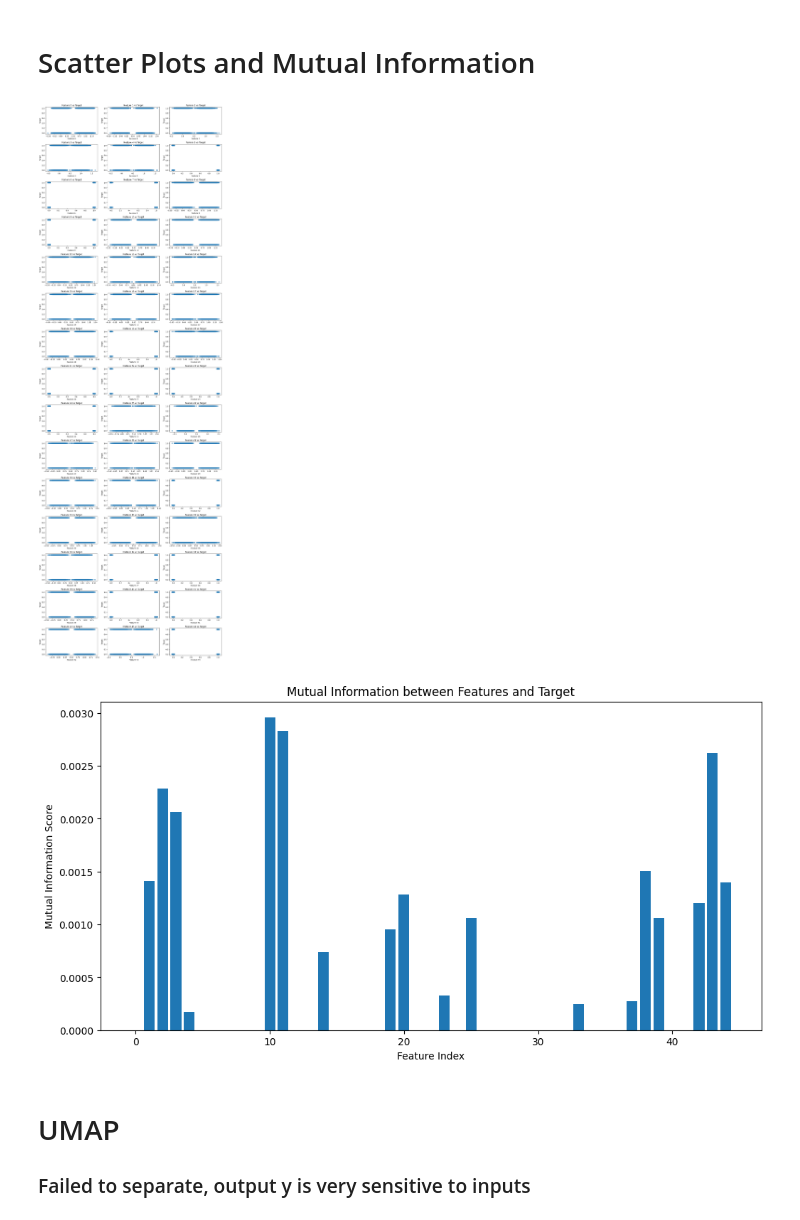
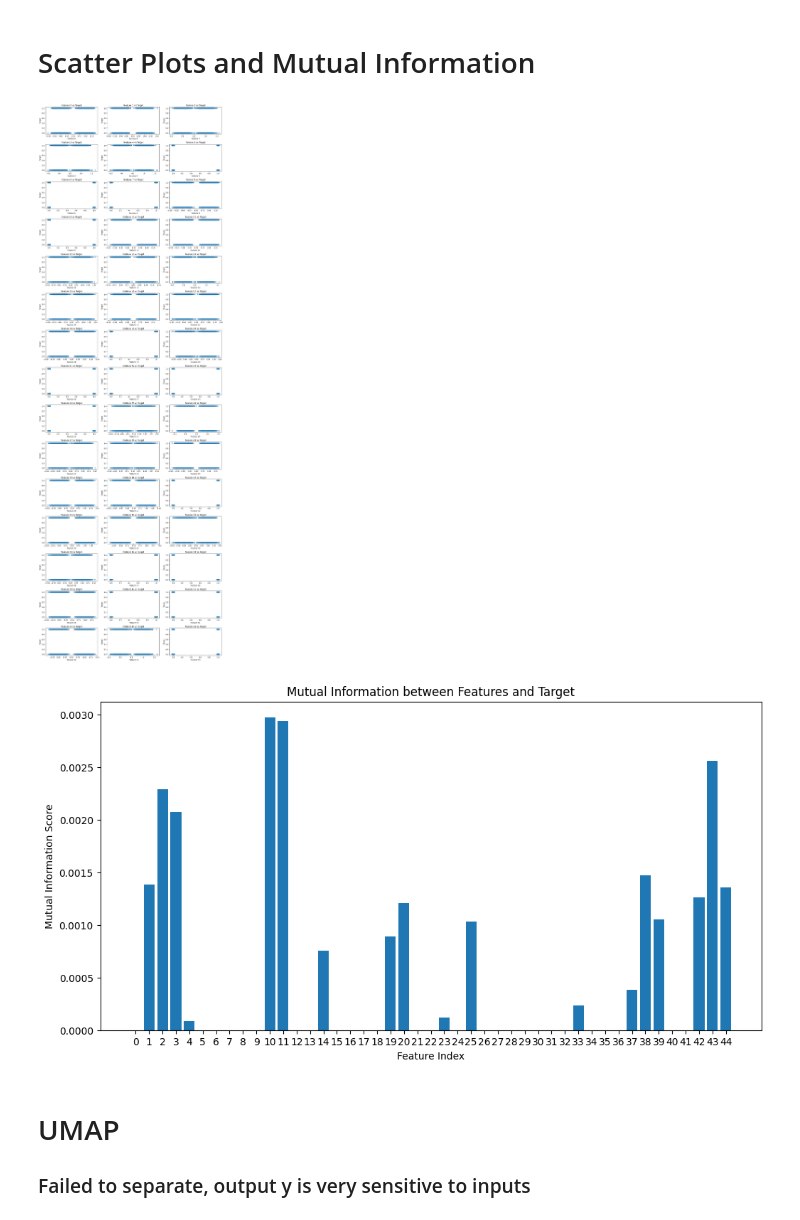
Before and after one commit to guyuxuan9/MML_coursework, a Jupyter notebook: archive/fourier.ipynb, the cells around one changed output. Drawn from its saved outputs; the diff is of its cells as text; code cells hidden in the pictures.

```diff
--- a/fourier.ipynb
+++ b/archive/fourier.ipynb
@@ -85,37 +85,43 @@ Dimension 45 - Mean: 0.50, Std: 0.50, Min: -0.02, Max: 1.02
 # %%
 import numpy as np
 import matplotlib.pyplot as plt
+
+
+X = np.load('Datasets/kryptonite-45-X.npy')
+y = np.load('Datasets/kryptonite-45-y.npy')
+
 
 # Assuming X and y are loaded and n_features is the number of features in X
 n_features = X.shape[1]
 n_columns = 3
 n_rows = (n_features + n_columns - 1) // n_columns  # Calculate the number of rows needed
 
 plt.figure(figsize=(15, n_rows * 3))  # Adjust the figure size as needed
 
 for i in range(n_features):
     plt.subplot(n_rows, n_columns, i + 1)
     plt.scatter(X[:, i], y, alpha=0.5)
     plt.title(f'Feature {i} vs Target')
     plt.xlabel(f'Feature {i}')
     plt.ylabel('Target')
 
 plt.tight_layout()
 plt.show()
 
 from sklearn.feature_selection import mutual_info_classif
 
 mi_scores = mutual_info_classif(X, y, discrete_features='auto')
 
 plt.figure(figsize=(12, 6))
 plt.bar(range(n_features), mi_scores)
 plt.xlabel('Feature Index')
 plt.ylabel('Mutual Information Score')
 plt.title('Mutual Information between Features and Target')
+plt.xticks(range(n_features))
 plt.show()
 # %% [output]
 [figure]
-[figure, old version]
+[figure, new version]
 # %% [markdown]
 # UMAP
 ### Failed to separate, output y is very sensitive to inputs
```
Also changed, not shown: parts of 2 cells of this notebook, 7 other files.
